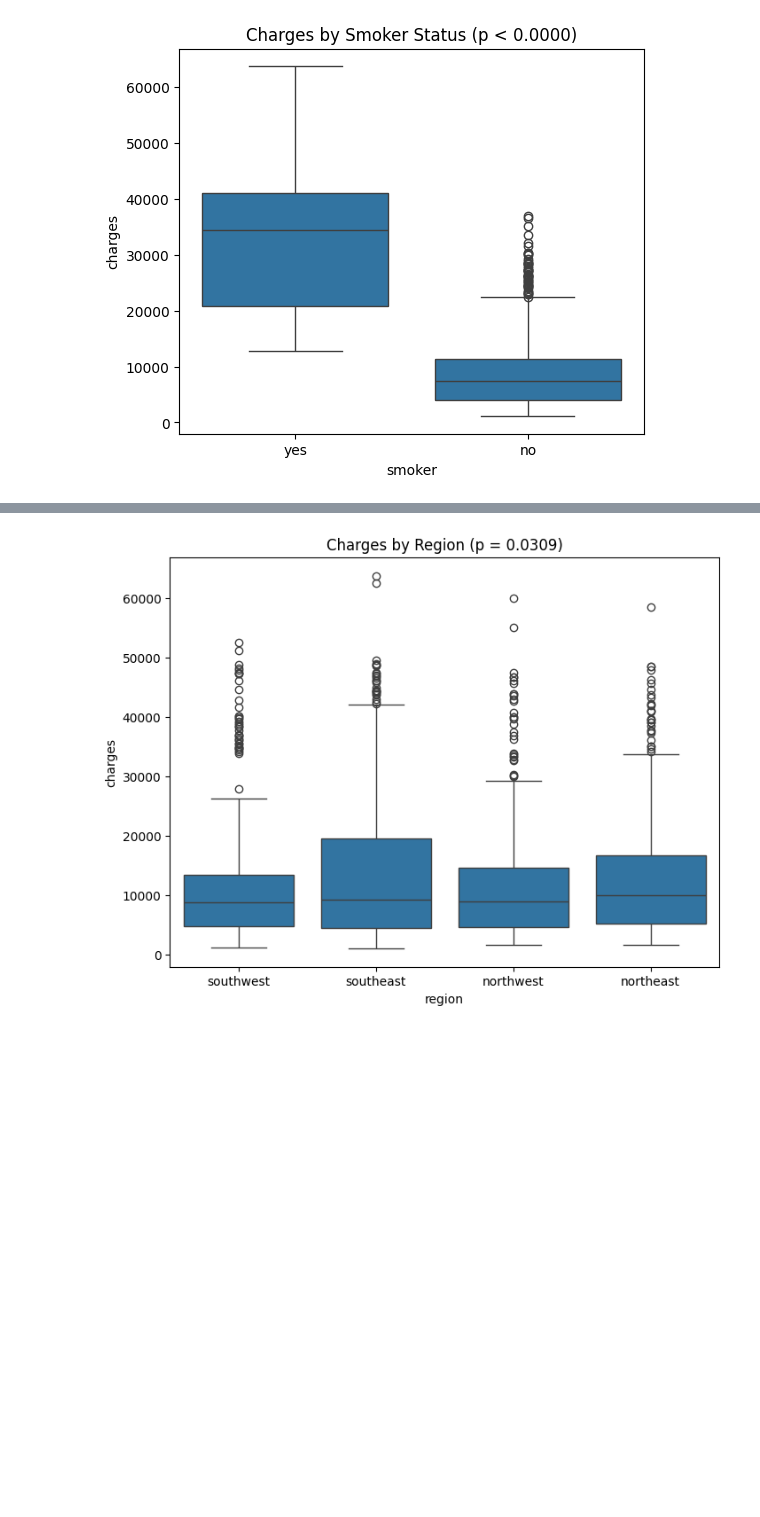
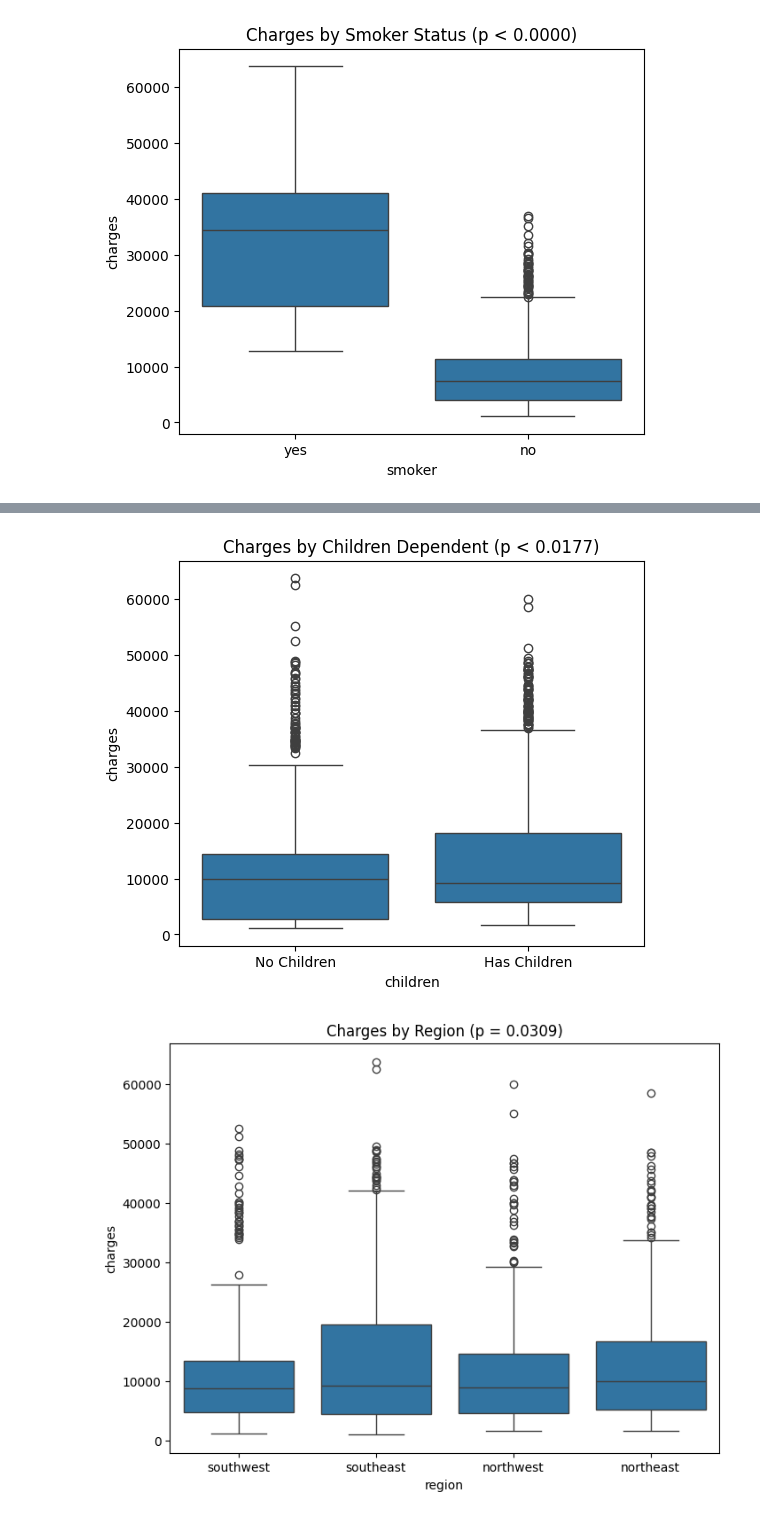
Before and after one commit to ka-kwok/Hackathon2Team1Project-Health-Insurance-Analysis, a Jupyter notebook: jupyter_notebooks/data_visualization.ipynb, the cells around one changed output, grey strips where cells are left out. Drawn from its saved outputs; the diff is of its cells as text; code cells hidden in the pictures; blank space fills up the shorter version.

```diff
--- a/jupyter_notebooks/data_visualization.ipynb
+++ b/jupyter_notebooks/data_visualization.ipynb
@@ -252,3 +263,12 @@ plt.show()
+# %%
+# Plot: charges by children dependent
+plt.figure(figsize=(6,5))
+sns.boxplot(data=df, x=df["children"] > 0, y="charges")
+plt.xticks([0, 1], ["No Children", "Has Children"])
+plt.title(f"Charges by Children Dependent (p < {p_val_children:.4f})")  # usually very small
+plt.show()
+# %% [output]
+[figure, added]
 # %%
 # Plot: charges by region
 plt.figure(figsize=(8,6))
```
Also changed, not shown: parts of 48 cells of this notebook.
